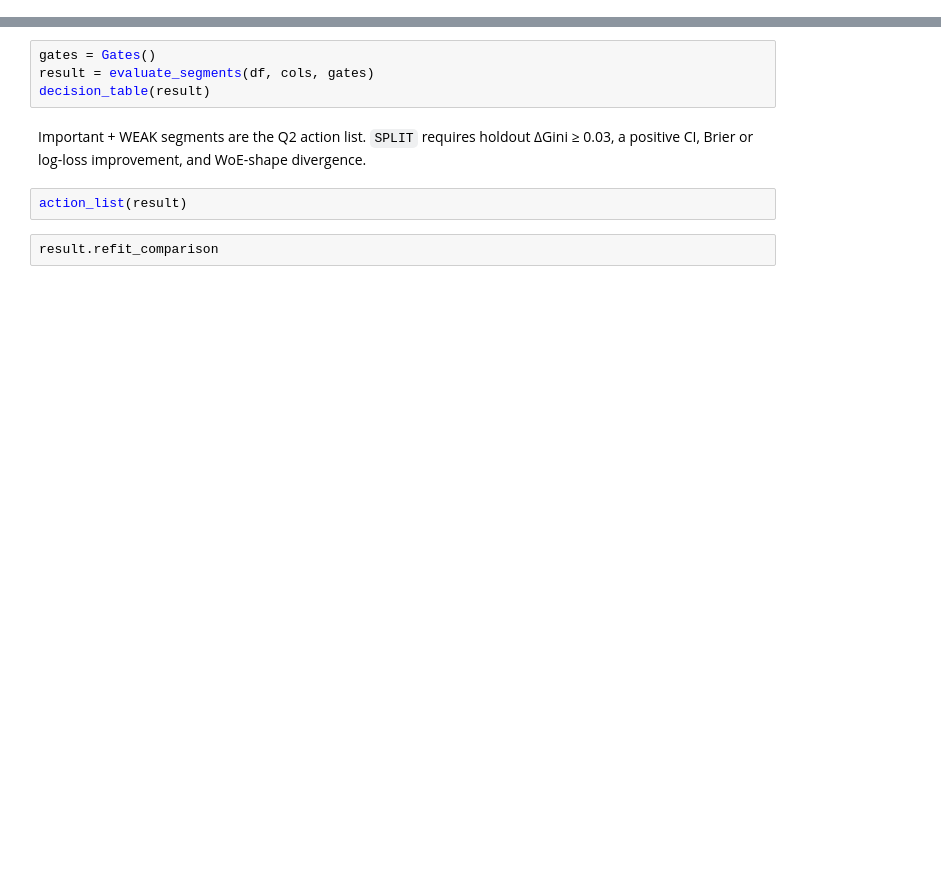
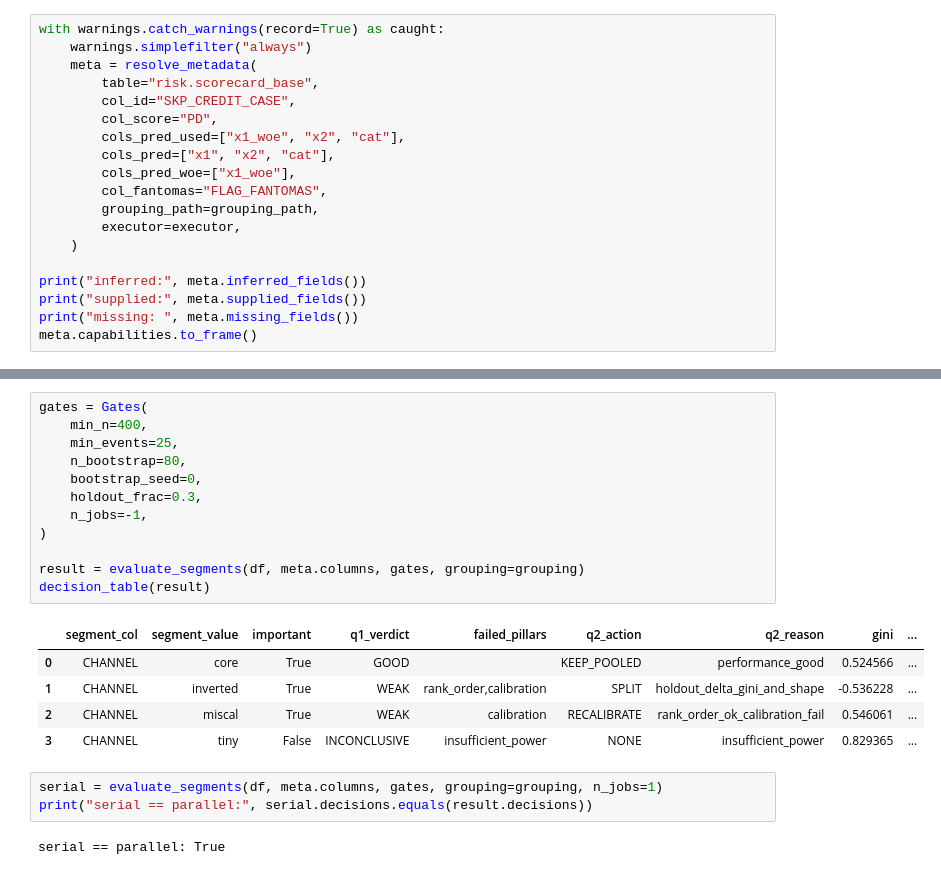
Before and after one commit to gunawanlg/agents-trial, a Jupyter notebook: notebooks/demo_segment_eval.ipynb, the cells around one changed output, grey strips where cells are left out. Drawn from its saved outputs; the diff is of its cells as text; blank space fills up the shorter version.

```diff
--- a/notebooks/demo_segment_eval.ipynb
+++ b/notebooks/demo_segment_eval.ipynb
@@ -18,0 +187,19 @@ df.head()
+# %%
+with warnings.catch_warnings(record=True) as caught:
+    warnings.simplefilter("always")
+    meta = resolve_metadata(
+        table="risk.scorecard_base",
+        col_id="SKP_CREDIT_CASE",
+        col_score="PD",
+        cols_pred_used=["x1_woe", "x2", "cat"],
+        cols_pred=["x1", "x2", "cat"],
+        cols_pred_woe=["x1_woe"],
+        col_fantomas="FLAG_FANTOMAS",
+        grouping_path=grouping_path,
+        executor=executor,
+    )
+
+print("inferred:", meta.inferred_fields())
+print("supplied:", meta.supplied_fields())
+print("missing: ", meta.missing_fields())
+meta.capabilities.to_frame()
@@ -19,10 +323,23 @@ df.head()
 # %%
-gates = Gates()
-result = evaluate_segments(df, cols, gates)
+gates = Gates(
+    min_n=400,
+    min_events=25,
+    n_bootstrap=80,
+    bootstrap_seed=0,
+    holdout_frac=0.3,
+    n_jobs=-1,
+)
+
+result = evaluate_segments(df, meta.columns, gates, grouping=grouping)
 decision_table(result)
+# %% [output]
+|  | segment_col | segment_value | important | q1_verdict | failed_pillars | q2_action | q2_reason | gini | ... |
+| 0 | CHANNEL | core | True | GOOD |  | KEEP_POOLED | performance_good | 0.524566 | ... |
+| 1 | CHANNEL | inverted | True | WEAK | rank_order,calibration | SPLIT | holdout_delta_gini_and_shape | -0.536228 | ... |
+| 2 | CHANNEL | miscal | True | WEAK | calibration | RECALIBRATE | rank_order_ok_calibration_fail | 0.546061 | ... |
+| 3 | CHANNEL | tiny | False | INCONCLUSIVE | insufficient_power | NONE | insufficient_power | 0.829365 | ... |
-# %% [markdown]
-Important + WEAK segments are the Q2 action list. `SPLIT` requires holdout ΔGini ≥ 0.03, a positive CI, Brier or log-loss improvement, and WoE-shape divergence.
-# %%
-action_list(result)
-# %%
-result.refit_comparison
+# %%
+serial = evaluate_segments(df, meta.columns, gates, grouping=grouping, n_jobs=1)
+print("serial == parallel:", serial.decisions.equals(result.decisions))
+# %% [output]
+serial == parallel: True
```
Also changed, not shown: parts of 39 cells of this notebook, 2 other files.
